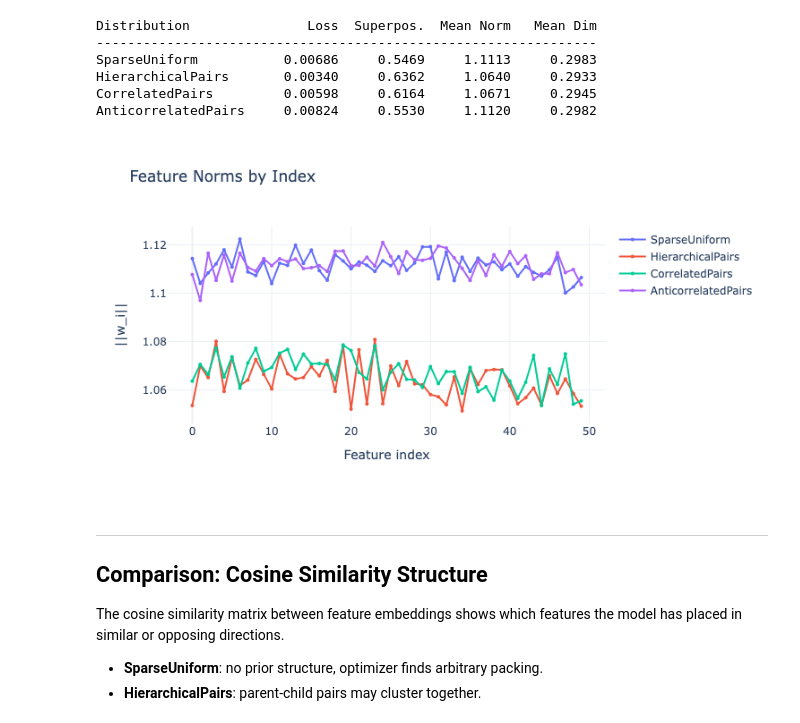
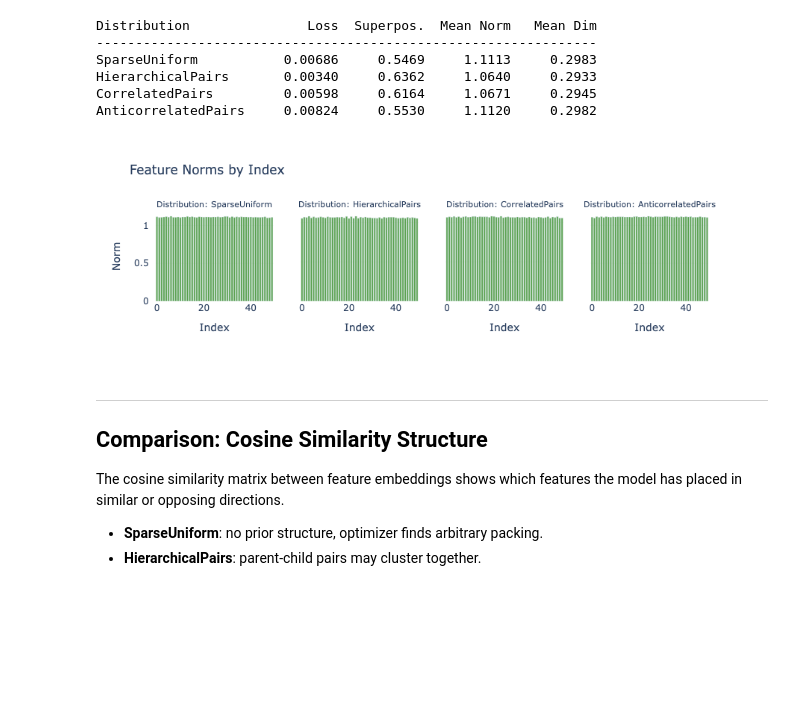
Before and after one commit to OliverSieweke/occhio, a Jupyter notebook: examples/correlated_features.ipynb, the cells around one changed output. Drawn from its saved outputs; the diff is of its cells as text; code cells hidden in the pictures; blank space fills up the shorter version.

```diff
--- a/examples/correlated_features.ipynb
+++ b/examples/correlated_features.ipynb
@@ -314,35 +320,20 @@ SparseUniform           0.00686     0.5469     1.1113     0.2983
 HierarchicalPairs       0.00340     0.6362     1.0640     0.2933
 CorrelatedPairs         0.00598     0.6164     1.0671     0.2945
 AnticorrelatedPairs     0.00824     0.5530     1.1120     0.2982
+# %%
+# Build a ModelGrid for use with occhio's native visualization plots
+dist_names = list(models.keys())
+model_grid = ModelGrid.from_iterable(list(models.values()))
+model_grid.axes = [Axis(label="Distribution", values=dist_names)]
 # %%
 # Feature norms by index -- shows how importance decay interacts
-# with correlation structure
+# with correlation structure (native occhio FeatureNormByIndexPlot)
 
-fig_norms = go.Figure()
-for name, m in models.items():
-    norms = m.feature_norms.cpu().numpy()
-    fig_norms.add_trace(
-        go.Scatter(
-            x=list(range(N_FEATURES)),
-            y=norms,
-            mode="lines+markers",
-            name=name,
-            line=dict(color=colors[name], width=2),
-            marker=dict(size=4),
-        )
-    )
-
-fig_norms.update_layout(
-    title="Feature Norms by Index",
-    xaxis_title="Feature index",
-    yaxis_title="||w_i||",
-    template="plotly_white",
-    height=400,
-    width=750,
-)
+fig_norms = FeatureNormByIndexPlot()(model_grid, height=300, width=900)
+fig_norms.update_layout(title="Feature Norms by Index")
 fig_norms.show()
 # %% [output]
-[figure, old version]
+[figure, new version]
 # %% [markdown]
 ---
 ## Comparison: Cosine Similarity Structure
```
Also changed, not shown: parts of 7 cells of this notebook.
